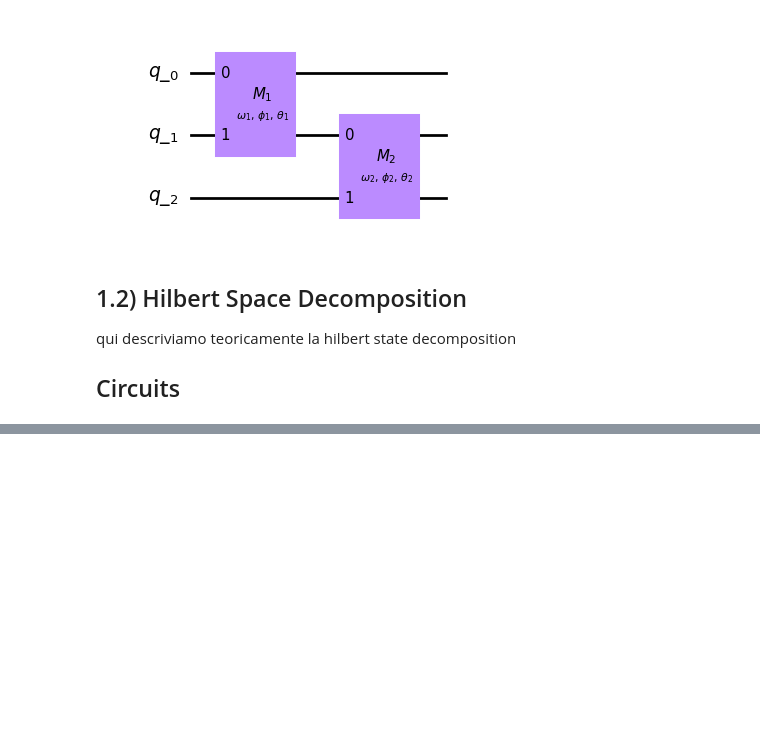
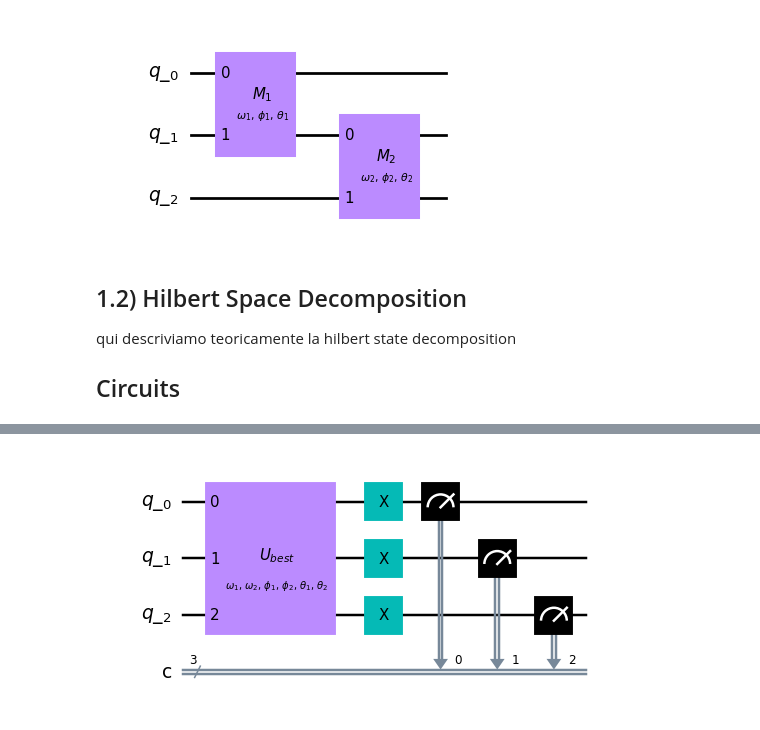
Before and after one commit to Valerio-Amico/valerio_amico_quantum_00, a Jupyter notebook: final_commit/final_commit.ipynb, the cells around one changed output, grey strips where cells are left out. Saved outputs shown, nothing was run; the diff lists cells and outputs as text; code cells hidden in the pictures; blank space fills up the shorter version.

```diff
--- a/final_commit/final_commit.ipynb
+++ b/final_commit/final_commit.ipynb
@@ -159,0 +175,21 @@ Let H be any tomography base
+# %%
+calib_circuits_NIC = []
+
+for state in state_labels:
+    cr_cal_id = ClassicalRegister(3, name = "c")
+    qr_cal_id = QuantumRegister(3, name = "q_")
+    qc_cal_id = QuantumCircuit(qr_cal_id, cr_cal_id, name=f"mcalcal_{i}")
+    # first we append the circuit.
+    qc_cal_id.append(U_best_qc, qr_cal_id)
+    # than we permute the state.
+    for qubit in range(3):
+        if state[::-1][qubit] == "1":
+            qc_cal_id.x(qr_cal_id[qubit])
+
+    qc_cal_id.measure(qr_cal_id, cr_cal_id)
+
+    calib_circuits_NIC.append(qc_cal_id)
+# example: for i = 7 we should get the final state |111> (gate x on all qubits).
+calib_circuits_NIC[7].draw(output="mpl", style={"figwidth":7, "fontsize":12})
+# %% [output]
+[figure, added]
```
Also changed, not shown: parts of 6 cells of this notebook, 2 other files.
